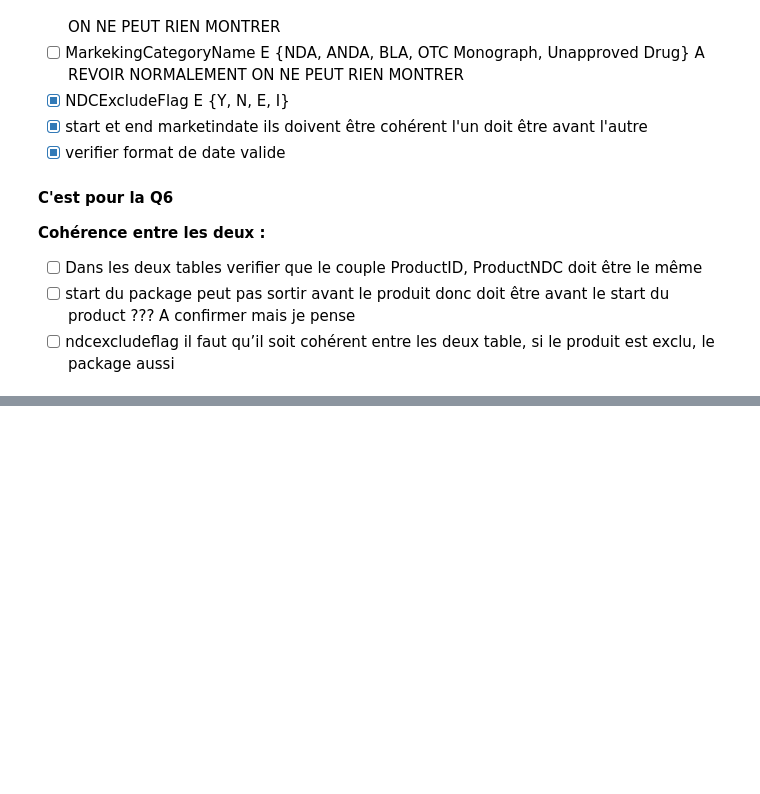
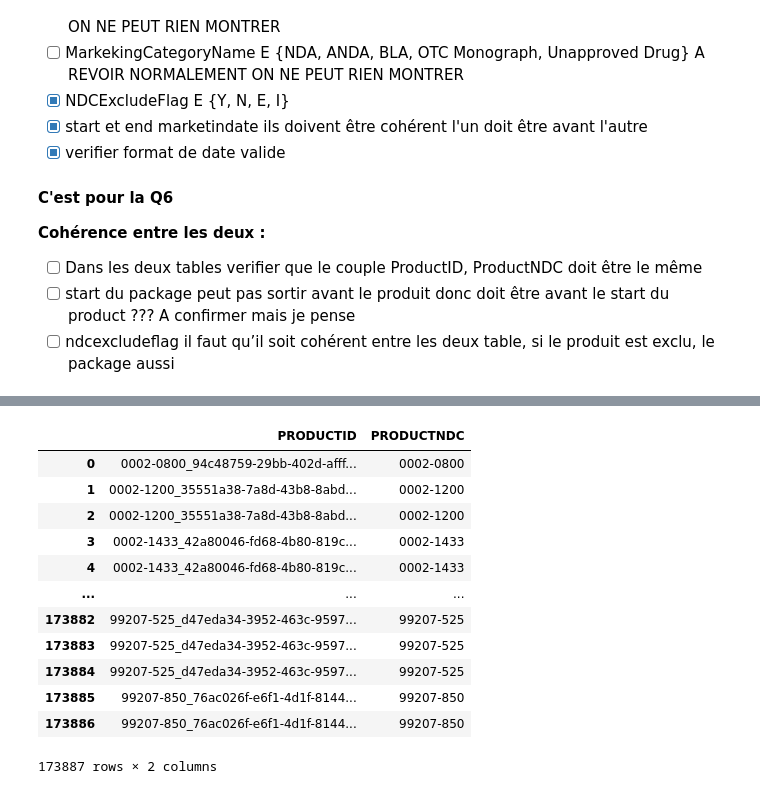
Before and after one commit to JamarcusBernard/tp2_ift870, a Jupyter notebook: tp2.ipynb, the cells around one changed output, grey strips where cells are left out. Drawn from its saved outputs; the diff is of its cells as text; code cells hidden in the pictures; blank space fills up the shorter version.

Commit message:
ajout de code a la Q1, correction des erreurs de la table package

```diff
--- a/tp2.ipynb
+++ b/tp2.ipynb
@@ -422,0 +446,21 @@ Les incohérences qu'il faudrait qu'on verifie :
+# %%
+#Correction de ProductNDC et ProductId
+
+#Il y a des cas ou il faut transformer la date et le mois en chiffre dans le bon ordre ex) 05-juin->0006-0005, nous en avons corrige 19
+correction =""
+for ind in arrayIndexIncoherentProductNDCAndProductIdForPackage:
+    correction=""
+    if str(package.iloc[ind]["PRODUCTNDC"][3:8]).isalpha():
+        mois = str(package.iloc[ind]["PRODUCTNDC"][3:8])
+        jour = str(package.iloc[ind]["PRODUCTNDC"][0:2])
+        if mois == "sept":
+            correction+="0009-00"+jour
+        elif mois == "juin":
+            correction+="0006-00"+jour
+        package.loc[ind, "PRODUCTNDC"] = correction
+        arrayIndexIncoherentProductNDCAndProductIdForPackage.remove(ind)
+
+#Les incoherences qu'il reste a corriger(Je n'y vois aucune logique)
+display(package.iloc[6913][["PRODUCTID","PRODUCTNDC"]])
+for ind in arrayIndexIncoherentProductNDCAndProductIdForPackage:
+    display(package.iloc[ind][["PRODUCTID","PRODUCTNDC"]])
@@ -422,0 +505,16 @@ Les incohérences qu'il faudrait qu'on verifie :
+# %%
+display(package[["PRODUCTID","PRODUCTNDC"]])
+# %% [output]
+|  | PRODUCTID | PRODUCTNDC |
+| 0 | 0002-0800_94c48759-29bb-402d-afff... | 0002-0800 |
+| 1 | 0002-1200_35551a38-7a8d-43b8-8abd... | 0002-1200 |
+| 2 | 0002-1200_35551a38-7a8d-43b8-8abd... | 0002-1200 |
+| 3 | 0002-1433_42a80046-fd68-4b80-819c... | 0002-1433 |
+| 4 | 0002-1433_42a80046-fd68-4b80-819c... | 0002-1433 |
+| ... | ... | ... |
+| 173882 | 99207-525_d47eda34-3952-463c-9597... | 99207-525 |
+| 173883 | 99207-525_d47eda34-3952-463c-9597... | 99207-525 |
+| 173884 | 99207-525_d47eda34-3952-463c-9597... | 99207-525 |
+| 173885 | 99207-850_76ac026f-e6f1-4d1f-8144... | 99207-850 |
+| 173886 | 99207-850_76ac026f-e6f1-4d1f-8144... | 99207-850 |
+173887 rows × 2 columns
```
Also changed, not shown: parts of 12 cells of this notebook.
